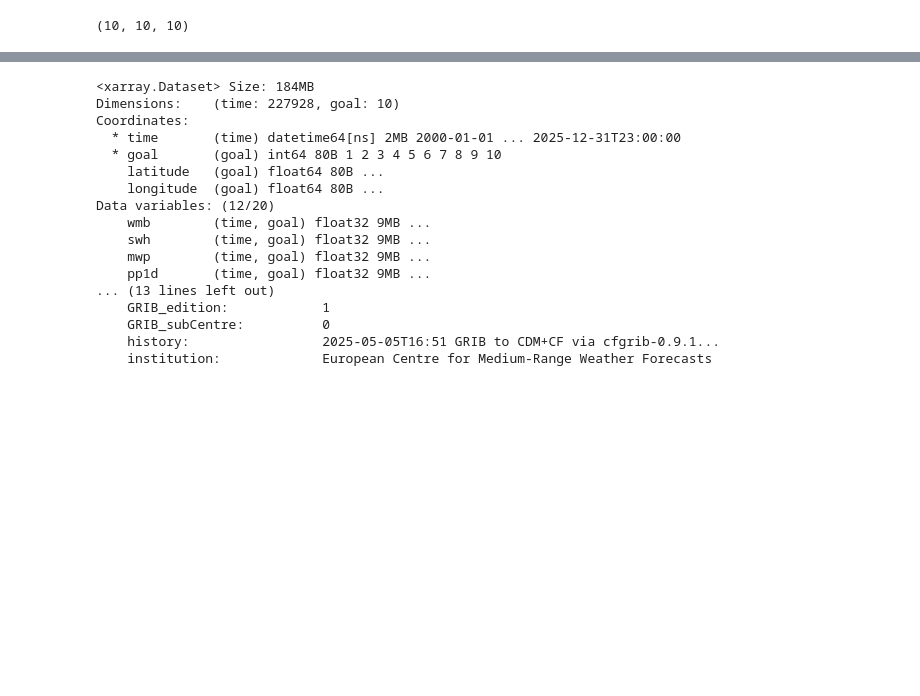
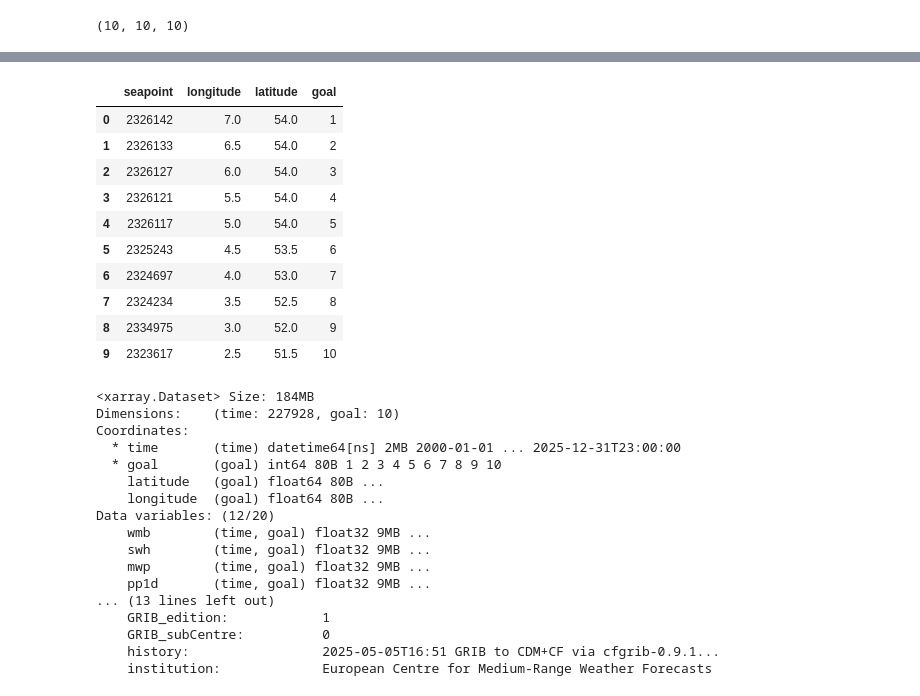
Before and after one commit to GeoOcean/HyGloW, a Jupyter notebook: Netherlands/03_Create_Metamodel.ipynb, the cells around one changed output, grey strips where cells are left out. Saved outputs shown, nothing was run; the diff lists cells and outputs as text; code cells hidden in the pictures; blank space fills up the shorter version.

```diff
--- a/Netherlands/03_Create_Metamodel.ipynb
+++ b/Netherlands/03_Create_Metamodel.ipynb
@@ -9,6 +9,9 @@ from bluemath_tk.core.operations import get_degrees_from_uv, get_uv_components
 from bluemath_tk.datamining.mda import MDA
 from bluemath_tk.datamining.pca import PCA
 from bluemath_tk.interpolation.gps import ExactGPInterpolation
+from utils.config import OFFSHORE_WAVES
+
+whacs_config = OFFSHORE_WAVES["WHACS"]
 # %%
 num_mda_points = 500
 # %%
@@ -83 +107,15 @@ len(mda_models), len(pca_models), len(gp_models)
+# %%
+pd.read_csv(whacs_config["coordinates"])
+# %% [output]
+|  | seapoint | longitude | latitude | goal |
+| 0 | 2326142 | 7.0 | 54.0 | 1 |
+| 1 | 2326133 | 6.5 | 54.0 | 2 |
+| 2 | 2326127 | 6.0 | 54.0 | 3 |
+| 3 | 2326121 | 5.5 | 54.0 | 4 |
+| 4 | 2326117 | 5.0 | 54.0 | 5 |
+| 5 | 2325243 | 4.5 | 53.5 | 6 |
+| 6 | 2324697 | 4.0 | 53.0 | 7 |
+| 7 | 2324234 | 3.5 | 52.5 | 8 |
+| 8 | 2334975 | 3.0 | 52.0 | 9 |
+| 9 | 2323617 | 2.5 | 51.5 | 10 |
 # %%
```
Also changed, not shown: parts of 2 cells of this notebook, 9 other files.
